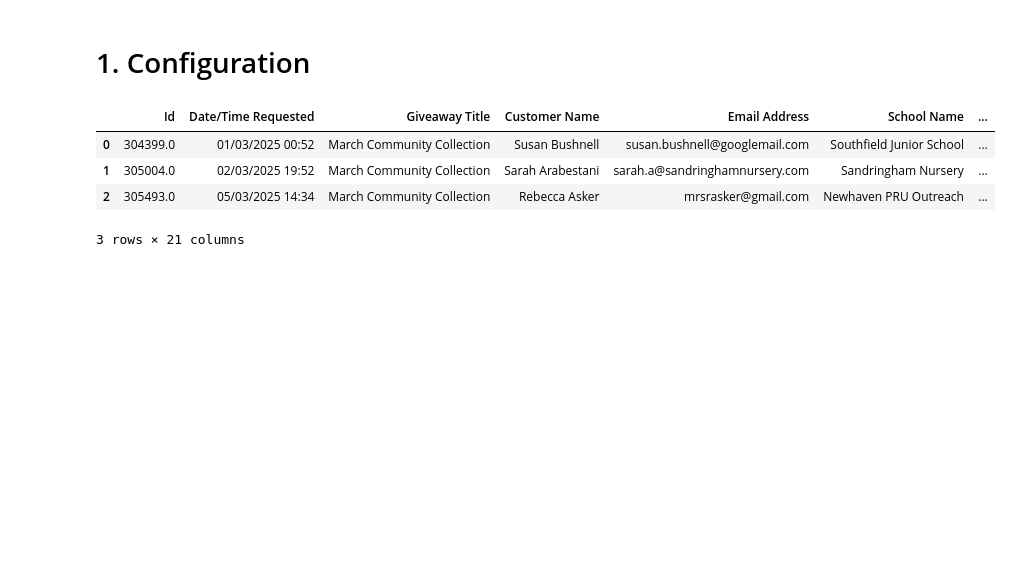
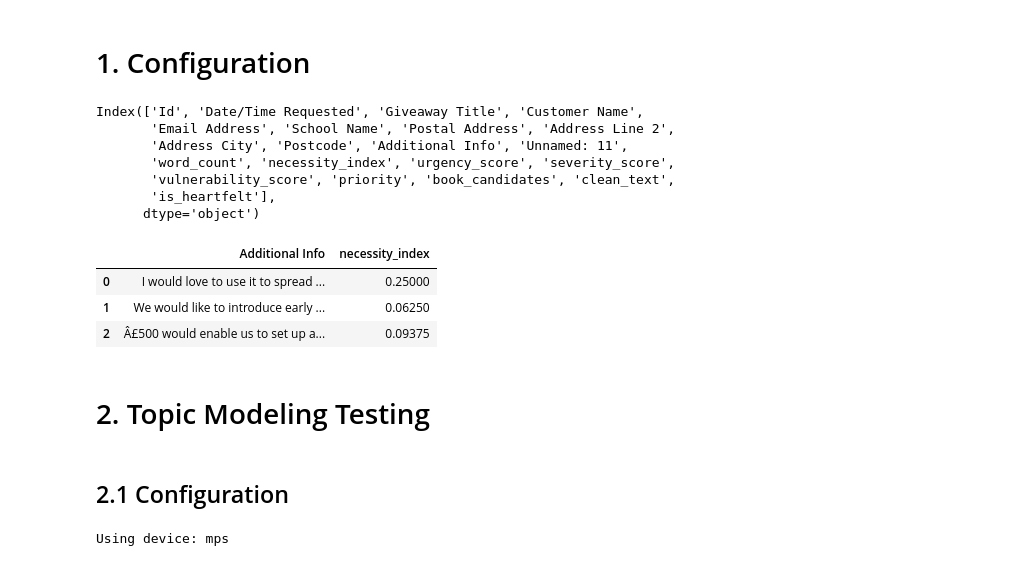
Before and after one commit to lynn-twinkl/grant-applications-app, a Jupyter notebook: notebooks/app_pipeline.ipynb, the cells around one changed output. Drawn from its saved outputs; the diff is of its cells as text; code cells hidden in the pictures; blank space fills up the shorter version.

Commit message:
first solid topic modeling

```diff
--- a/notebooks/app_pipeline.ipynb
+++ b/notebooks/app_pipeline.ipynb
@@ -20,6 +20,8 @@ from src.shortlist import shortlist_applications
 from src.twinkl_originals import find_book_candidates
 from src.preprocess_text import normalise_text
 from typing import Tuple
+
+pd.set_option('display.max_colwidth', 500)
 # %%
 def load_heartfelt_predictor():
     # Compute absolute path from notebook location
@@ -65,11 +67,20 @@ def load_and_process(raw_csv) -> Tuple[pd.DataFrame, str]:
     return scored, freeform_col
 # %%
 df, freeform_col = load_and_process('data/feb-march-data.csv')
+# %%
+df.columns
+# %% [output]
+Index(['Id', 'Date/Time Requested', 'Giveaway Title', 'Customer Name',
+       'Email Address', 'School Name', 'Postal Address', 'Address Line 2',
+       'Address City', 'Postcode', 'Additional Info', 'Unnamed: 11',
+       'word_count', 'necessity_index', 'urgency_score', 'severity_score',
+       'vulnerability_score', 'priority', 'book_candidates', 'clean_text',
+       'is_heartfelt'],
+      dtype='object')
 # %%
-df.head(3)
+df[[freeform_col, 'necessity_index']].head(3)
 # %% [output]
-|  | Id | Date/Time Requested | Giveaway Title | Customer Name | Email Address | School Name | ... |
-| 0 | 304399.0 | 01/03/2025 00:52 | March Community Collection | Susan Bushnell | susan.bushnell@googlemail.com | Southfield Junior School | ... |
-| 1 | 305004.0 | 02/03/2025 19:52 | March Community Collection | Sarah Arabestani | sarah.a@sandringhamnursery.com | Sandringham Nursery | ... |
-| 2 | 305493.0 | 05/03/2025 14:34 | March Community Collection | Rebecca Asker | mrsrasker@gmail.com | Newhaven PRU Outreach | ... |
+|  | Additional Info | necessity_index |
+| 0 | I would love to use it to spread ... | 0.25000 |
+| 1 | We would like to introduce early ... | 0.06250 |
+| 2 | Â£500 would enable us to set up a... | 0.09375 |
-3 rows × 21 columns
@@ -77,0 +87,14 @@ df.head(3)
+# %% [markdown]
+# 2. Topic Modeling Testing
+# %% [markdown]
+## 2.1 Configuration
+# %%
+import importlib
+import src.models.topicModeling_contentRequests as tmc
+
+importlib.reload(tmc)
+
+# Use functions like this:
+embedding_model = tmc.load_embedding_model('all-MiniLM-L12-v2')
+# %% [output]
+Using device: mps
```
Also changed, not shown: parts of 14 cells of this notebook.
